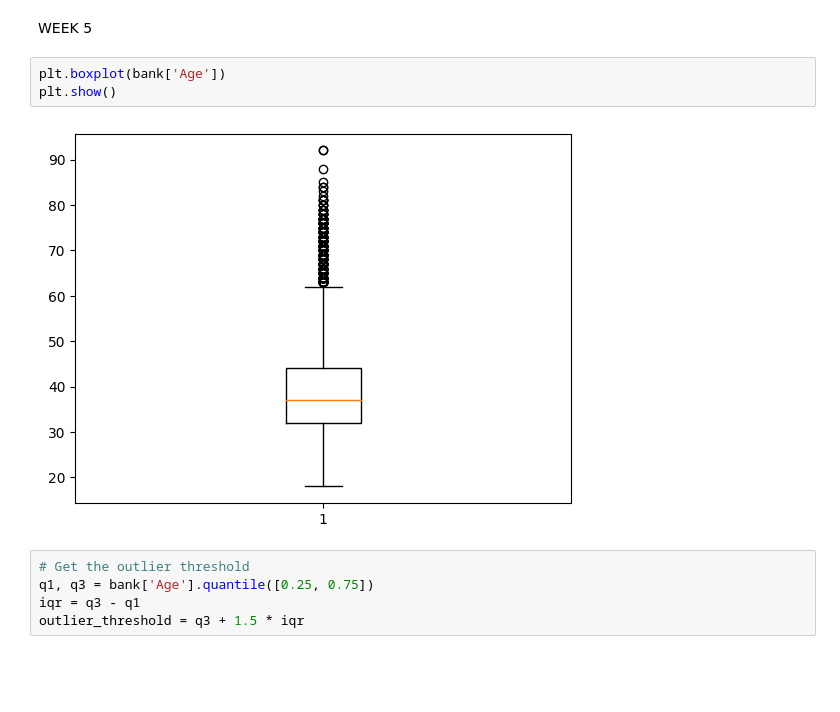
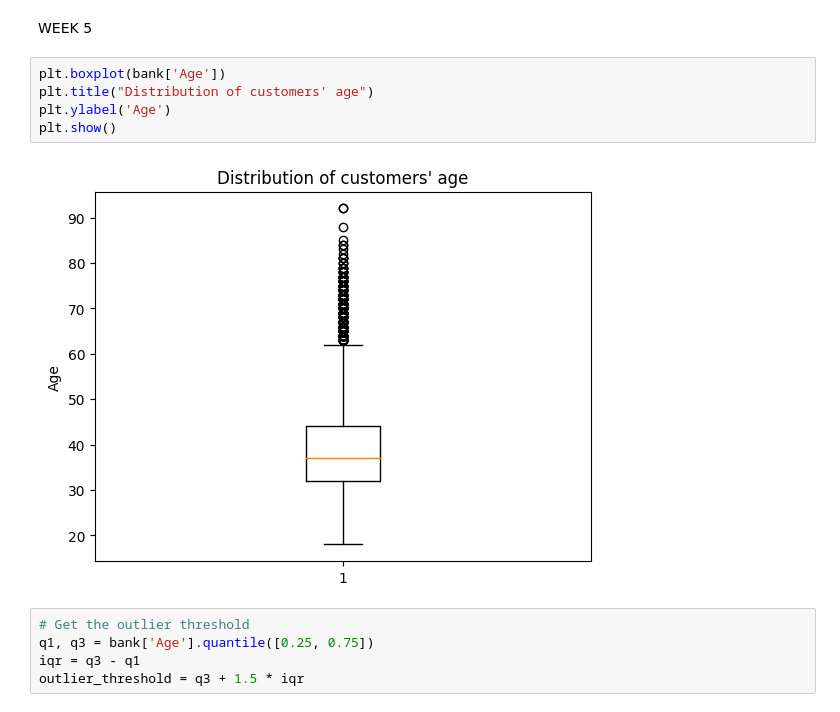
Before and after one commit to KinseyZ/ADAN8888, a Jupyter notebook: notebooks/Week 5.ipynb, the cells around one changed output. Cells and saved outputs as stored; diff of their text form; blank space fills up the shorter version.

```diff
--- a/notebooks/Week 5.ipynb
+++ b/notebooks/Week 5.ipynb
@@ -139,9 +139,11 @@ plt.show()
 WEEK 5
 # %%
 plt.boxplot(bank['Age'])
+plt.title("Distribution of customers' age")
+plt.ylabel('Age')
 plt.show()
 # %% [output]
-[figure, old version]
+[figure, new version]
 # %%
 # Get the outlier threshold
 q1, q3 = bank['Age'].quantile([0.25, 0.75])
```
Also changed, not shown: 1 other file.
